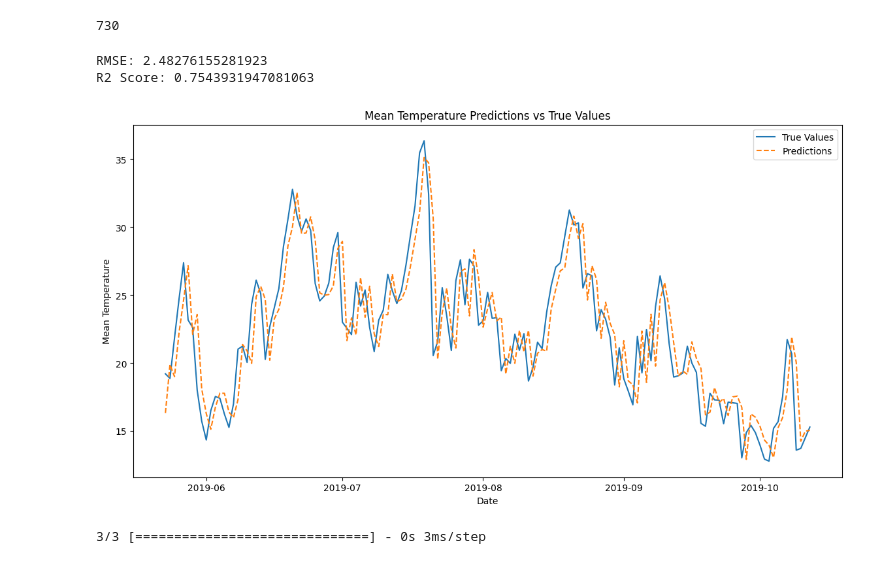
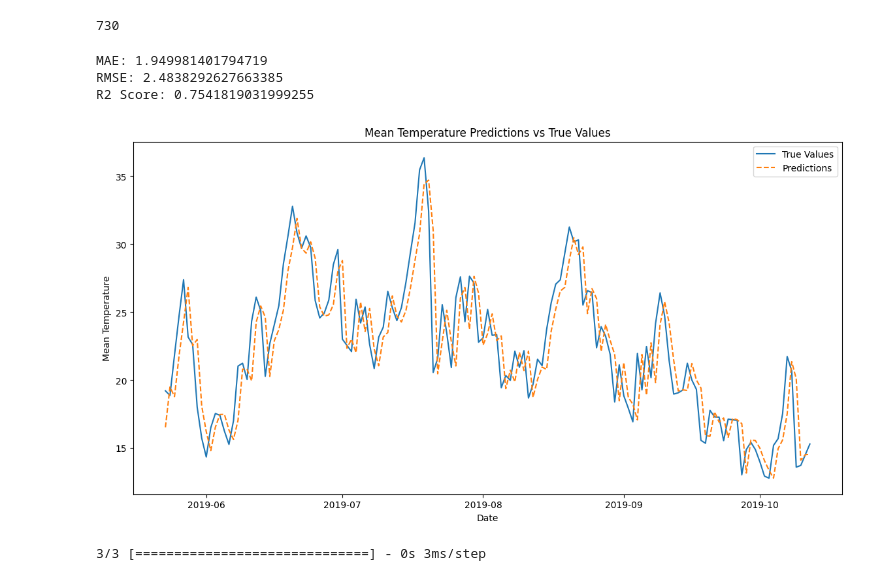
Before and after one commit to kubit07/data_analyse_DRIAS, a Jupyter notebook: bidirectional_lstm_model.ipynb, the cells around one changed output. Drawn from its saved outputs; the diff is of its cells as text; code cells hidden in the pictures.

```diff
--- a/bidirectional_lstm_model.ipynb
+++ b/bidirectional_lstm_model.ipynb
@@ -347,26 +406,31 @@ len(data_bsr_2018_2019)
 # %% [output]
 730
 # %%
-# Calculate RMSE and R2 scores
+# Calculate MAE, RMSE and R2 scores
+mae = mean_absolute_error(y_val, bilstm_pred)
 rmse = np.sqrt(mean_squared_error(y_val, bilstm_pred))
 r2 = r2_score(y_val, bilstm_pred)
 
+
+print(f'MAE: {mae}')
 print(f'RMSE: {rmse}')
 print(f'R2 Score: {r2}')
+
 
 # Plot the results
 plt.figure(figsize=(14, 7))
 plt.plot(data_bsr_2018_2019.index[len(y_train): len(y_train) + len(y_val)], y_val, label='True Values')
 plt.plot(data_bsr_2018_2019.index[len(y_train): len(y_train) + len(y_val)], bilstm_pred, label='Predictions', linestyle='dashed')
 plt.xlabel('Date')
 plt.ylabel('Mean Temperature')
 plt.title('Mean Temperature Predictions vs True Values')
 plt.legend()
 plt.show()
 # %% [output]
-RMSE: 2.48276155281923
-R2 Score: 0.7543931947081063
+MAE: 1.949981401794719
+RMSE: 2.4838292627663385
+R2 Score: 0.7541819031999255
-[figure, old version]
+[figure, new version]
 # %%
 # Make predictions
 bilstm_pred_test = model.predict(X_test)
```
Also changed, not shown: parts of 6 cells of this notebook.
